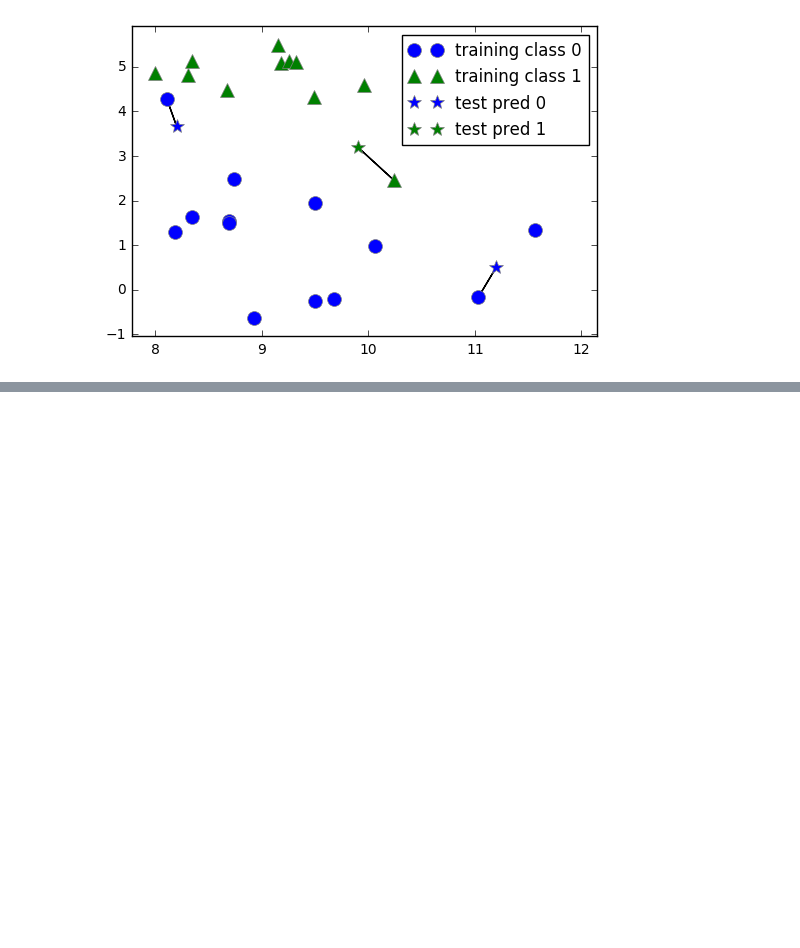
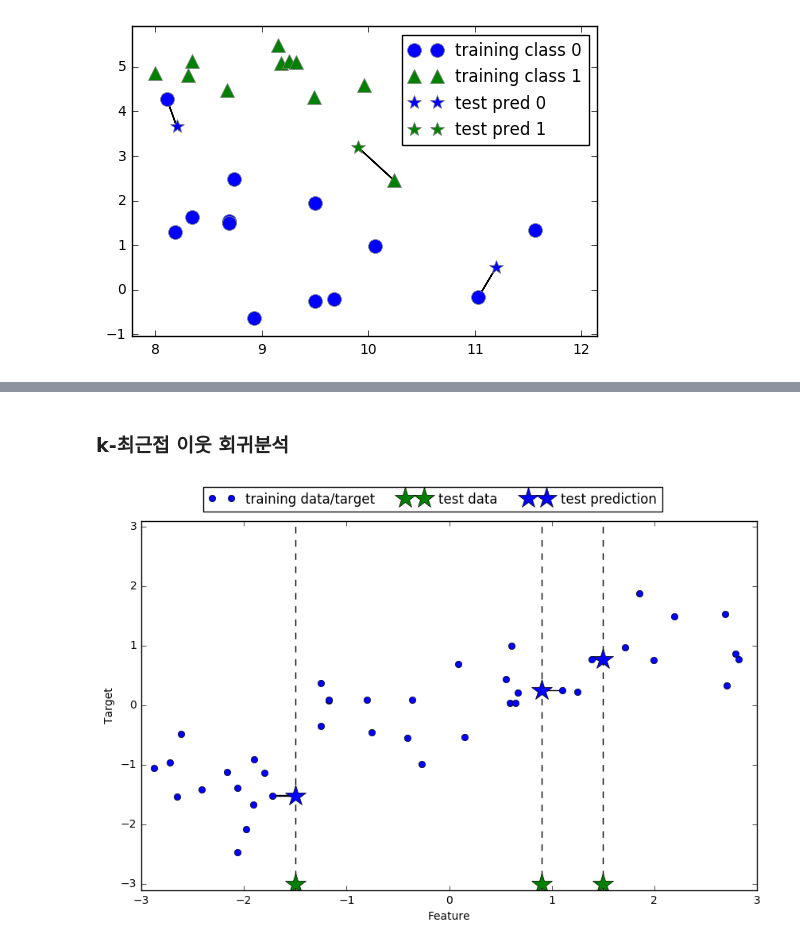
Before and after one commit to woosa7/PythonDataAnalytics, a Jupyter notebook: ML_Python/ML_2_1_SupervisedLearning.ipynb, the cells around one changed output, grey strips where cells are left out. Saved outputs shown, nothing was run; the diff lists cells and outputs as text; code cells hidden in the pictures; blank space fills up the shorter version.

```diff
--- a/ML_Python/ML_2_1_SupervisedLearning.ipynb
+++ b/ML_Python/ML_2_1_SupervisedLearning.ipynb
@@ -149,0 +227,6 @@ mglearn.plots.plot_knn_classification(n_neighbors=1)
+# %% [markdown]
+### k-최근접 이웃 회귀분석
+# %%
+mglearn.plots.plot_knn_regression(n_neighbors=1)
+# %% [output]
+[figure, added]
```
Also changed, not shown: parts of 21 cells of this notebook.
